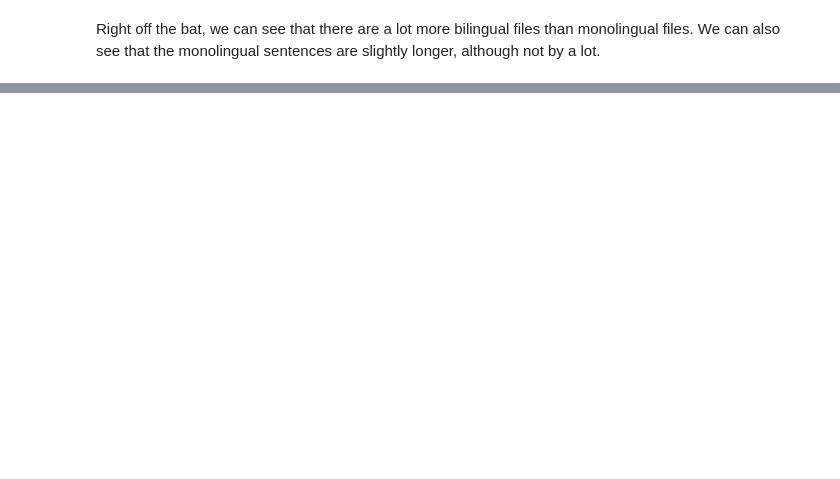
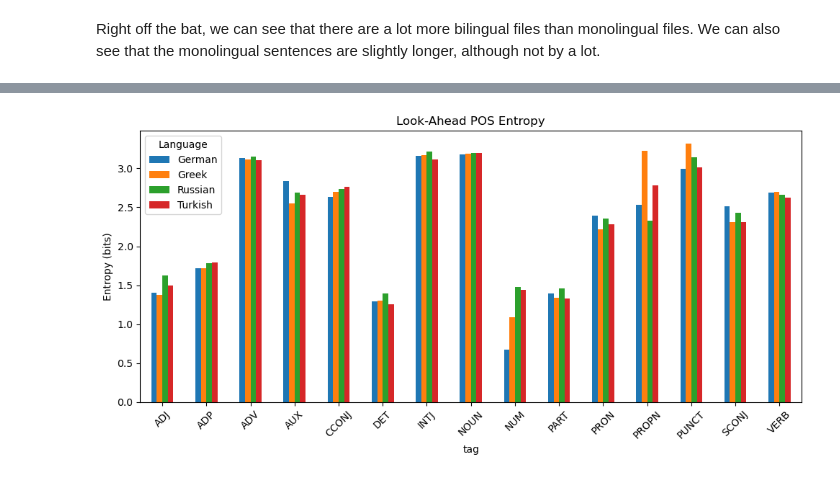
Before and after one commit to lcarl82/Multilingual-Entropy, a Jupyter notebook: Code/RUEGExploration.ipynb, the cells around one changed output, grey strips where cells are left out. Saved outputs shown, nothing was run; the diff lists cells and outputs as text; code cells hidden in the pictures; blank space fills up the shorter version.

```diff
--- a/Code/RUEGExploration.ipynb
+++ b/Code/RUEGExploration.ipynb
@@ -173,0 +714,40 @@ Right off the bat, we can see that there are a lot more bilingual files than mon
+# %%
+def heritage_entropy_generator(postags, tag):
+    ahead_counts = Counter([y for (x, y) in postags if x == tag])
+    ahead_ent = entropy(list(ahead_counts.values()), base=2)
+    behind_counts = Counter([x for (x, y) in postags if y == tag])
+    behind_ent = entropy(list(behind_counts.values()), base=2)
+    if postags == german_bipostags:
+        lang = "German"
+    elif postags == turkish_bipostags:
+        lang = "Turkish"
+    elif postags == greek_bipostags:
+        lang = "Greek"
+    else:
+        lang = "Russian"
+    return {"Language": lang, "tag": tag,"ahead_entropy": ahead_ent,"behind_entropy": behind_ent}
+# %%
+results = []
+for x in list(set(bi_postags)):
+    results.append(heritage_entropy_generator(german_bipostags, x))
+    results.append(heritage_entropy_generator(turkish_bipostags, x))
+    results.append(heritage_entropy_generator(greek_bipostags, x))
+    results.append(heritage_entropy_generator(russian_bipostags, x))
+
+heritage_df = pd.DataFrame(results)
+# %%
+pivot = heritage_df.pivot(
+    index="tag",
+    columns="Language",
+    values="ahead_entropy"
+)
+
+pivot.plot(kind="bar", figsize=(10, 5))
+
+plt.ylabel("Entropy (bits)")
+plt.title("Look-Ahead POS Entropy")
+plt.xticks(rotation=45)
+plt.tight_layout()
+plt.show()
+# %% [output]
+[figure, added]
```
Also changed, not shown: parts of 51 cells of this notebook.
